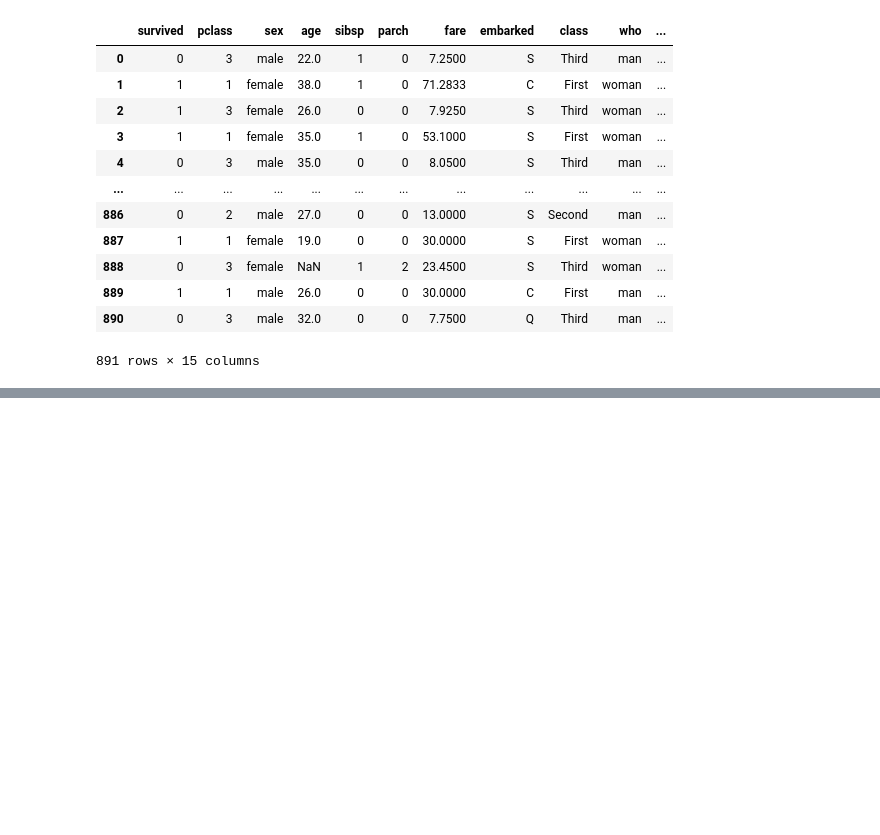
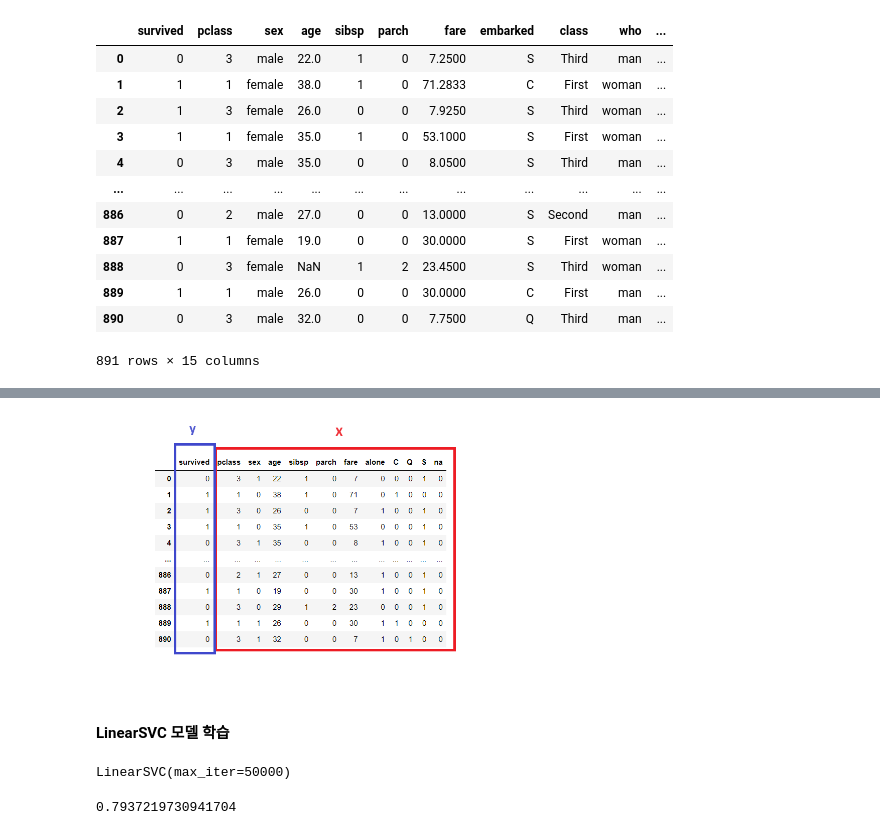
Before and after one commit to wonyuyeong/python_machine_learning, a Jupyter notebook: 06_SVM(Supper Vector Machine).ipynb, the cells around one changed output, grey strips where cells are left out. Cells and saved outputs as stored; diff of their text form; code cells hidden in the pictures; blank space fills up the shorter version.

```diff
--- a/06_SVM(Supper Vector Machine).ipynb
+++ b/06_SVM(Supper Vector Machine).ipynb
@@ -44,0 +181,4 @@ titanic
+# %%
+Image("img/img05_03.png", width=400)
+# %% [output]
+[figure, added]
@@ -44,0 +193,13 @@ titanic
+# %% [markdown]
+#### LinearSVC 모델 학습
+# %%
+#  max_iter=50000 => 최대 반복 횟수 지정
+clf = LinearSVC(max_iter=50000)
+clf.fit(X_train, y_train)
+# %% [output]
+LinearSVC(max_iter=50000)
+# %%
+# 모델 정확도 평가
+clf.score(X_test, y_test)
+# %% [output]
+0.7937219730941704
```
Also changed, not shown: parts of 19 cells of this notebook, 1 other file.
